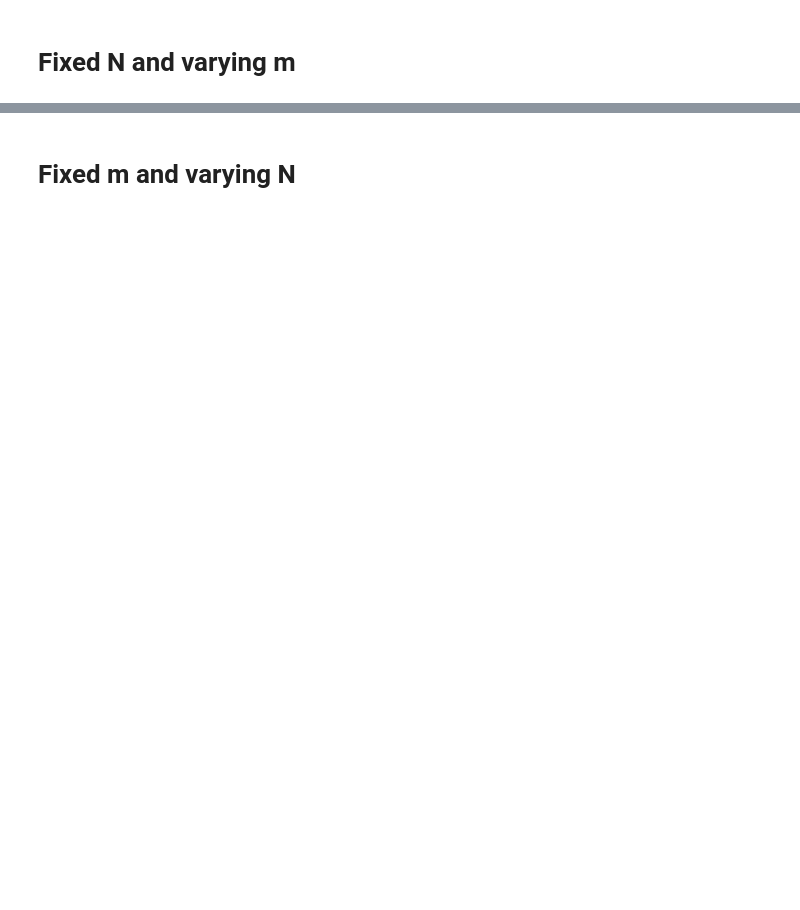
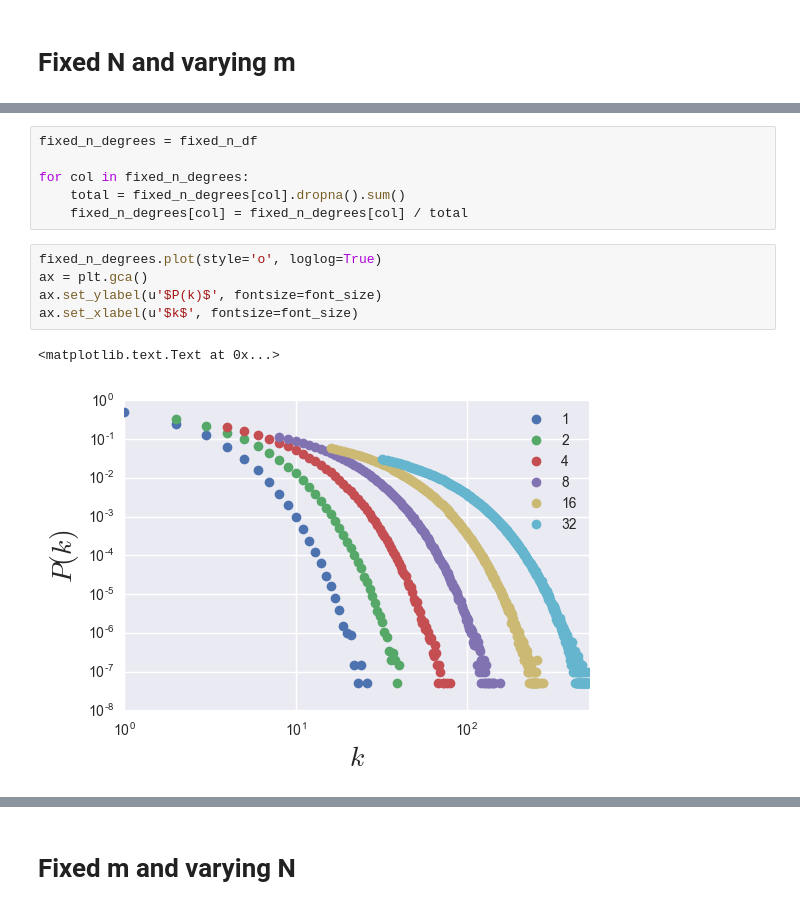
Before and after one commit to lingxz/networks, a Jupyter notebook: random-attachment.ipynb, the cells around one changed output, grey strips where cells are left out. Saved outputs shown, nothing was run; the diff lists cells and outputs as text; blank space fills up the shorter version.

```diff
--- a/random-attachment.ipynb
+++ b/random-attachment.ipynb
@@ -55,0 +62,14 @@ fixed_n_degrees = utils.value_counts_and_plot(fixed_n_df)
+# %%
+fixed_n_degrees = fixed_n_df
+
+for col in fixed_n_degrees:
+    total = fixed_n_degrees[col].dropna().sum()
+    fixed_n_degrees[col] = fixed_n_degrees[col] / total
+# %%
+fixed_n_degrees.plot(style='o', loglog=True)
+ax = plt.gca()
+ax.set_ylabel(u'$P(k)$', fontsize=font_size)
+ax.set_xlabel(u'$k$', fontsize=font_size)
+# %% [output]
+<matplotlib.text.Text at 0x...>
+[figure, added]
```
Also changed, not shown: parts of 32 cells of this notebook, 1 other file.
